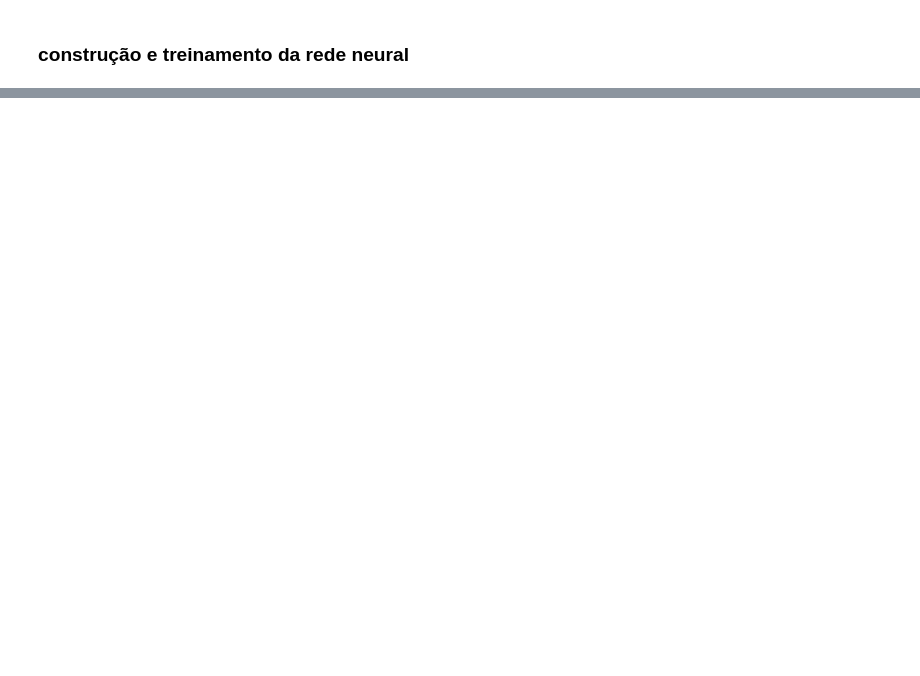
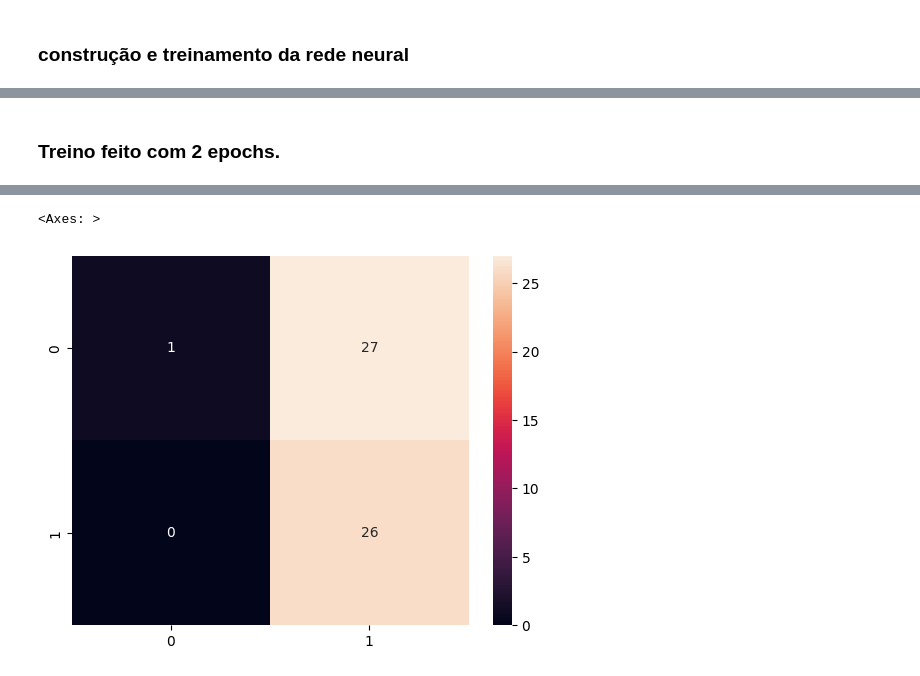
Before and after one commit to KauaHenSilva/python_cnn_transfer_learning, a Jupyter notebook: python_cnn_transfer_learning.ipynb, the cells around one changed output, grey strips where cells are left out. Cells and saved outputs as stored; diff of their text form; code cells hidden in the pictures; blank space fills up the shorter version.

Commit message:
feat: test ia

```diff
--- a/python_cnn_transfer_learning.ipynb
+++ b/python_cnn_transfer_learning.ipynb
@@ -164,5 +167,5 @@ Model: "functional_2"
 # %%
 network.compile(optimizer='adam', loss='categorical_crossentropy', metrics=['accuracy'])
 # %%
-history = network.fit(dataset_train, epochs=10, validation_data=dataset_test)
+history = network.fit(dataset_train, epochs=2, validation_data=dataset_test)
 # %% [output]
@@ -188,0 +176,12 @@ Epoch 10/10
+# %% [markdown]
+### Treino feito com 2 epochs.
+# %%
+from sklearn.metrics import confusion_matrix
+from seaborn import heatmap
+
+y_pred = network.predict(dataset_test)
+y_pred = y_pred.argmax(axis=1)
+
+cm = confusion_matrix(dataset_test.classes, y_pred)
+heatmap(cm, annot=True)
+# %% [output]
@@ -188,0 +189,2 @@ Epoch 10/10
+<Axes: >
+[figure, added]
```
Also changed, not shown: parts of 10 cells of this notebook.
